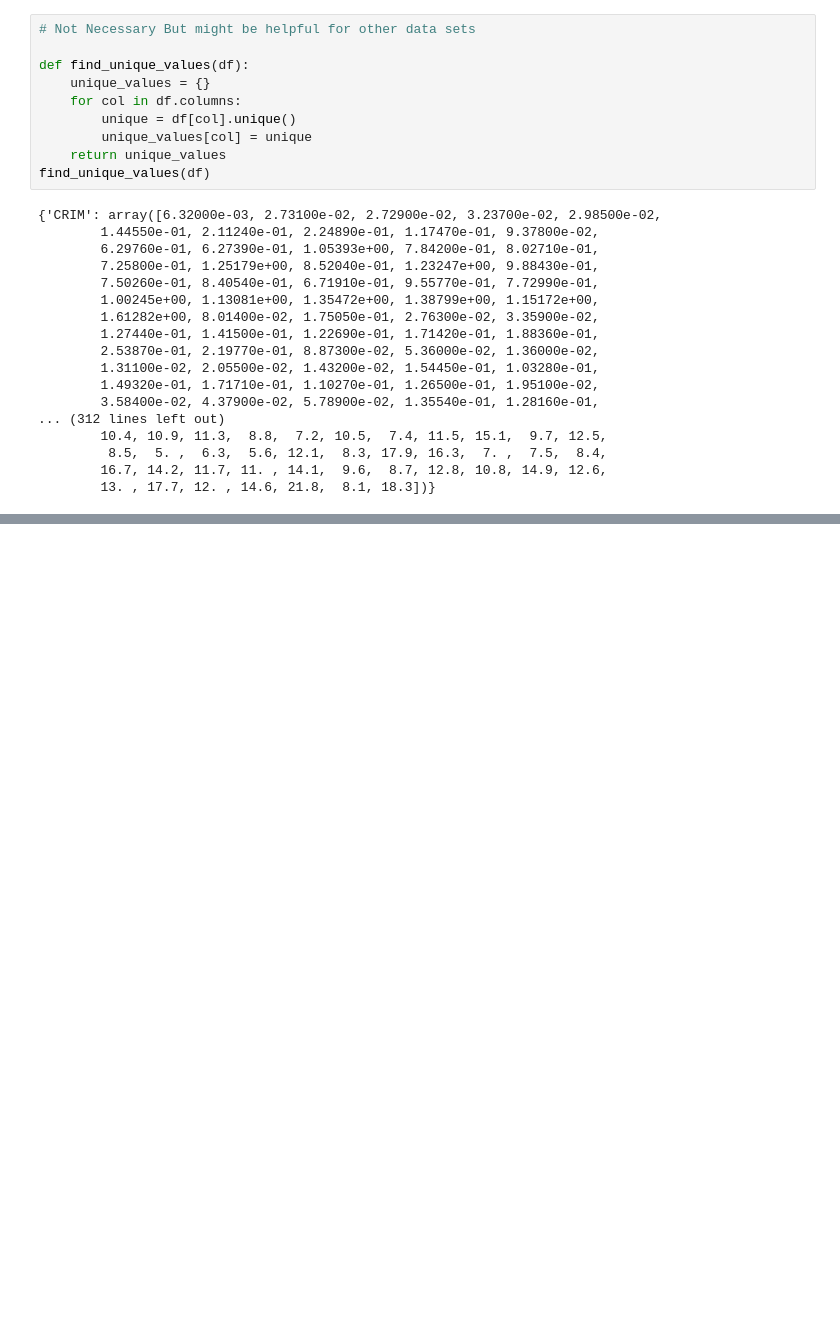
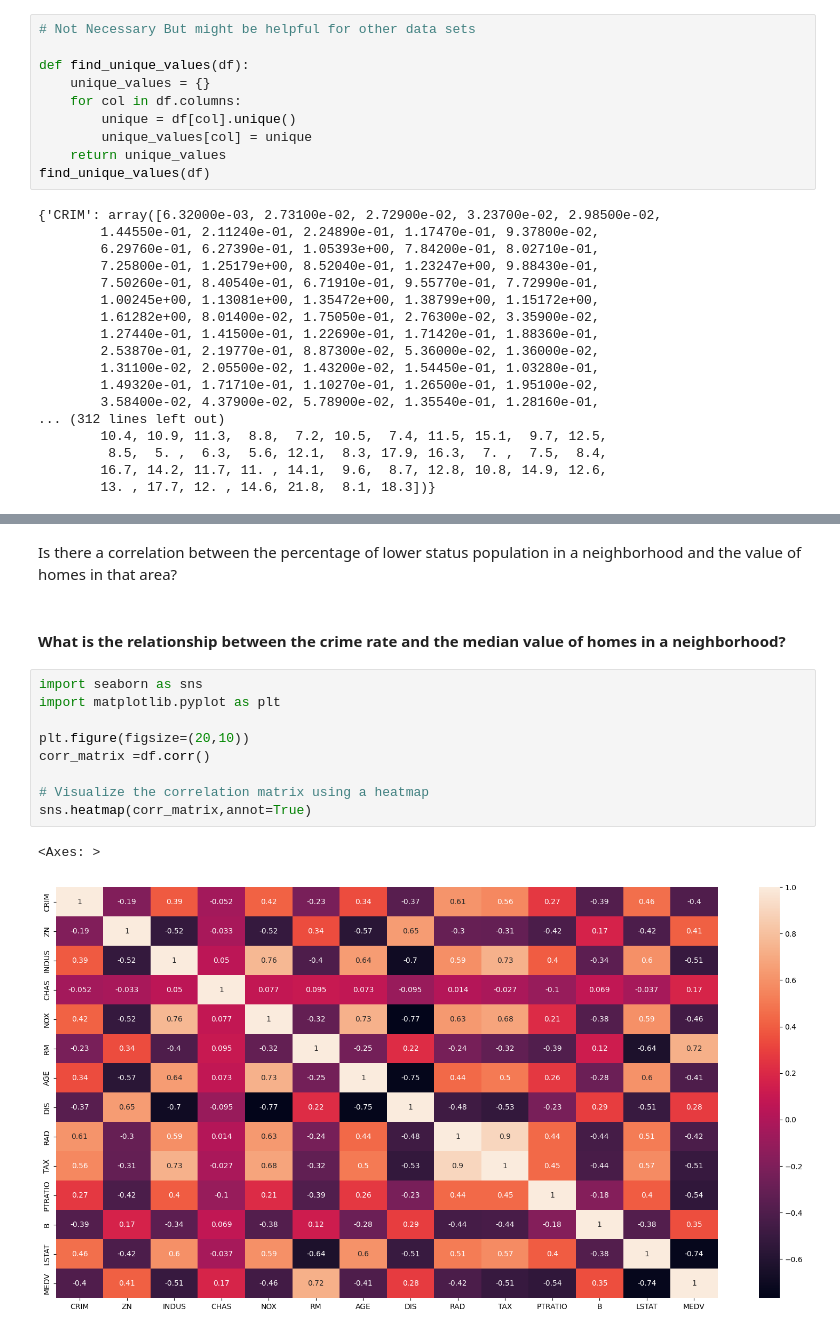
Before and after one commit to omkarpawar1430/Exploratory-Data-Analysis, a Jupyter notebook: Bostun Housing Data Set/bostun_housing_EDA.ipynb, the cells around one changed output, grey strips where cells are left out. Saved outputs shown, nothing was run; the diff lists cells and outputs as text; blank space fills up the shorter version.

```diff
--- a/Bostun Housing Data Set/bostun_housing_EDA.ipynb
+++ b/Bostun Housing Data Set/bostun_housing_EDA.ipynb
@@ -239,0 +251,17 @@ find_unique_values(df)
+# %% [markdown]
+Is there a correlation between the percentage of lower status population in a neighborhood and the value of homes in that area?
+# %% [markdown]
+
+#### What is the relationship between the crime rate and the median value of homes in a neighborhood?
+# %%
+import seaborn as sns
+import matplotlib.pyplot as plt
+
+plt.figure(figsize=(20,10))
+corr_matrix =df.corr()
+
+# Visualize the correlation matrix using a heatmap
+sns.heatmap(corr_matrix,annot=True)
+# %% [output]
+<Axes: >
+[figure, added]
```
Also changed, not shown: parts of 6 cells of this notebook.
